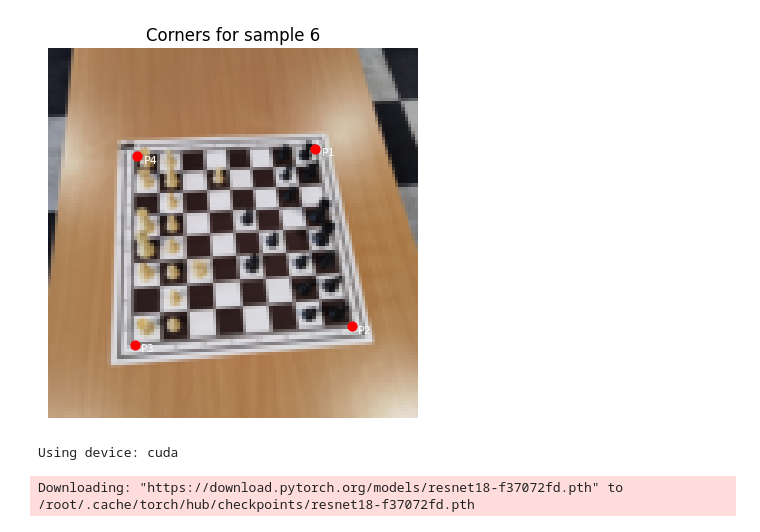
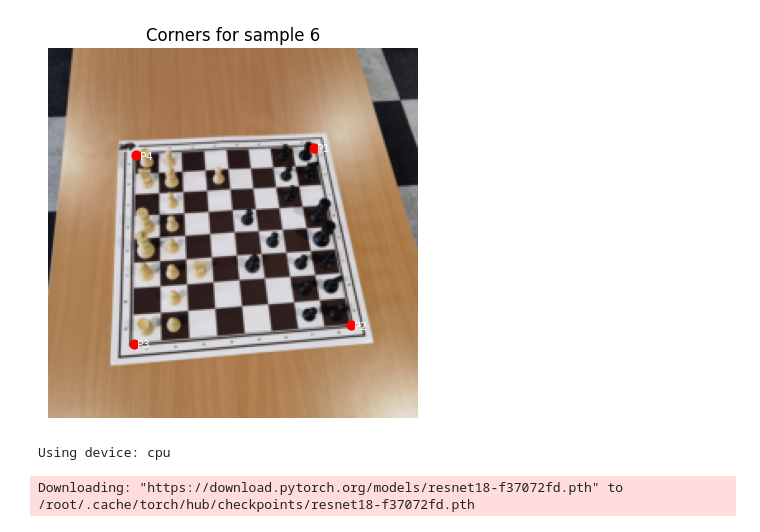
Before and after one commit to pedromeruge/ChessboardRecognition, a Jupyter notebook: tasks-2_3/detectcorners.ipynb, the cells around one changed output. Cells and saved outputs as stored; diff of their text form; code cells hidden in the pictures.

```diff
--- a/tasks-2_3/detectcorners.ipynb
+++ b/tasks-2_3/detectcorners.ipynb
@@ -32,7 +32,7 @@ class CornerDataset(Dataset):
                 self.image_annotations.append(item)
 
         self.transform = transforms.Compose([
-            transforms.Resize((112, 112)),
+            transforms.Resize((224, 224)),
             transforms.ToTensor()
         ])
 
@@ -61,32 +61,32 @@ class CornerDataset(Dataset):
 # %%
 dataset = CornerDataset("/kaggle/input/dataset/dataset/annotations.json", "/kaggle/input/dataset/dataset/chessred2k/")
 train_size = int(0.8 * len(dataset))
 val_size = len(dataset) - train_size
 train_dataset, val_dataset = random_split(dataset, [train_size, val_size])
 
 batch_size = 16
 
 train_dataloader = DataLoader(train_dataset, batch_size, shuffle=True, collate_fn=lambda x: x, num_workers=4, pin_memory=True)
 val_dataloader = DataLoader(val_dataset, batch_size, collate_fn=lambda x: x, num_workers=4, pin_memory=True)
 
-def visualize_sample(dataset, index=0, image_size= 112):
+def visualize_sample(dataset, index=0, image_size= 224):
     image, corners = dataset[index]
 
     if isinstance(image, torch.Tensor):
         image = transforms.ToPILImage()(image)
 
     plt.imshow(image)
     corners = corners.reshape(4, 2) * image_size
     plt.scatter(corners[:, 0], corners[:, 1], c='red', s=40)
     for i, (x, y) in enumerate(corners):
         plt.text(x + 2, y + 2, f"P{i+1}", color='white', fontsize=8)
     plt.title(f"Corners for sample {index}")
     plt.axis('off')
     plt.show()
 
 visualize_sample(dataset, index=6)
 # %% [output]
-[figure, old version]
+[figure, new version]
 # %%
 device = torch.device("cuda" if torch.cuda.is_available() else "cpu")
 print(f"Using device: {device}")
@@ -101,14 +101,14 @@ model.fc = nn.Sequential(
 )
 model.to(device)
 
-def mean_point_error(preds, targets, image_size=112):
+def mean_point_error(preds, targets, image_size=224):
     preds_points = preds.view(preds.size(0), 4, 2) * image_size
     targets_points = targets.view(targets.size(0), 4, 2) * image_size
 
     per_point_errors = torch.sqrt(((preds_points - targets_points) ** 2).sum(dim=2))
     return per_point_errors.mean().item()
 # %% [output]
-Using device: cuda
+Using device: cpu
 Downloading: "https://download.pytorch.org/models/resnet18-f37072fd.pth" to /root/.cache/torch/hub/checkpoints/resnet18-f37072fd.pth
 # %%
 def one_epoch(model, optimizer, dataloader, loss_fn, is_training):
```
Also changed, not shown: parts of 4 cells of this notebook.
